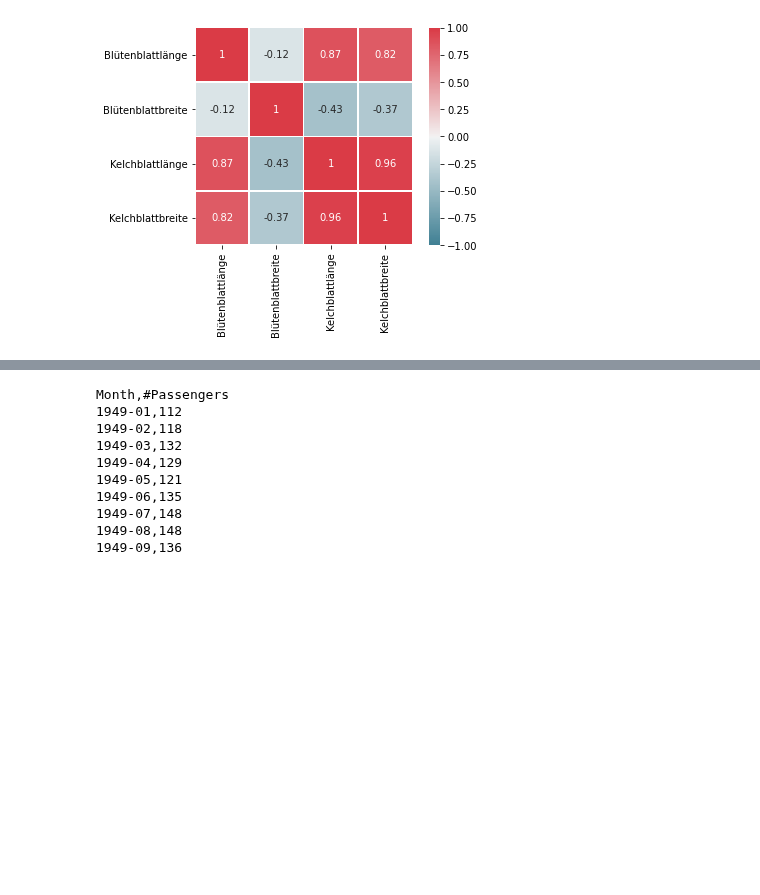
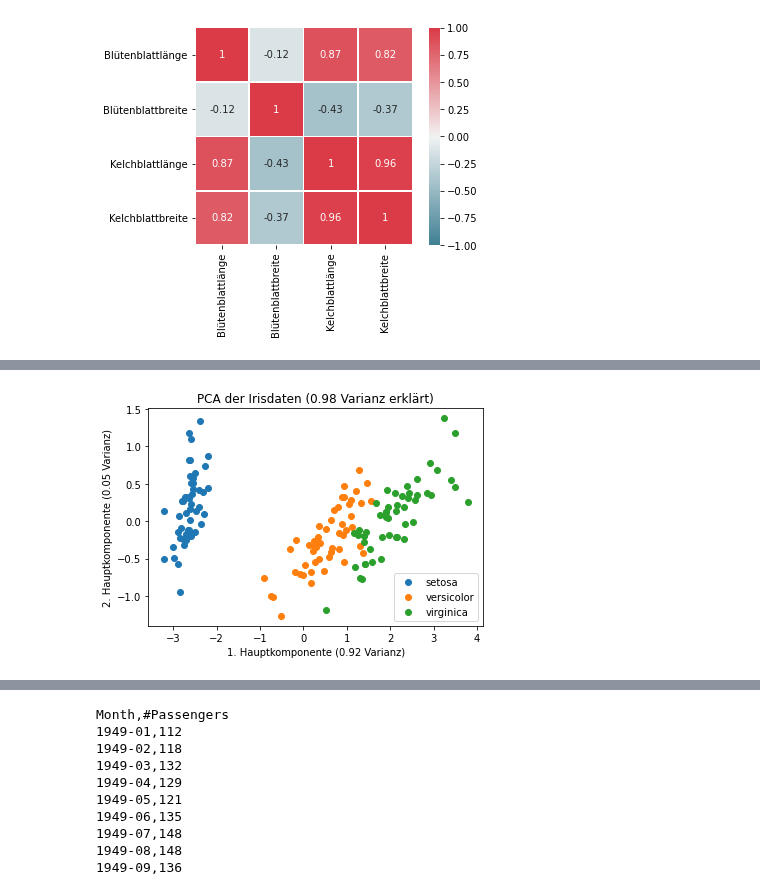
Before and after one commit to sherbold/data-science-crashkurs, a Jupyter notebook: content/chapters/kapitel_03.ipynb, the cells around one changed output, grey strips where cells are left out. Drawn from its saved outputs; the diff is of its cells as text; code cells hidden in the pictures; blank space fills up the shorter version.

```diff
--- a/content/chapters/kapitel_03.ipynb
+++ b/content/chapters/kapitel_03.ipynb
@@ -640,0 +641,18 @@ Die bisherigen Visualisierungen sind alle davon ausgegangen, dass die einzelnen
+# %%
+from sklearn import decomposition
+
+pca = decomposition.PCA()
+pca.fit(iris.data)
+iris_pca = pca.transform(iris.data)
+
+fig, ax = plt.subplots()
+for i, label in enumerate(iris.target_names):
+    # we need to plot each type of iris on its own to get colors with a legend
+    ax.scatter(iris_pca[iris.target==i,0], iris_pca[iris.target==i,1], label=label)
+ax.set_xlabel('1. Hauptkomponente (%.2f Varianz)' % pca.explained_variance_ratio_[0])
+ax.set_ylabel('2. Hauptkomponente (%.2f Varianz)' % pca.explained_variance_ratio_[1])
+ax.set_title('PCA der Irisdaten (%.2f Varianz erklärt)' % sum(pca.explained_variance_ratio_[:2]))
+plt.legend()
+plt.show()
+# %% [output]
+[figure, added]
```
Also changed, not shown: parts of 4 cells of this notebook, 1 other file.
